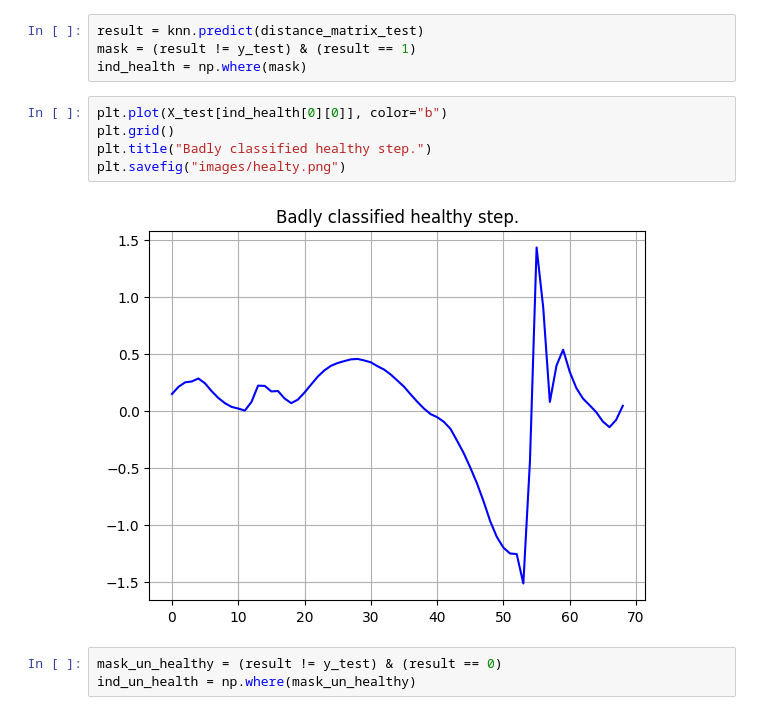
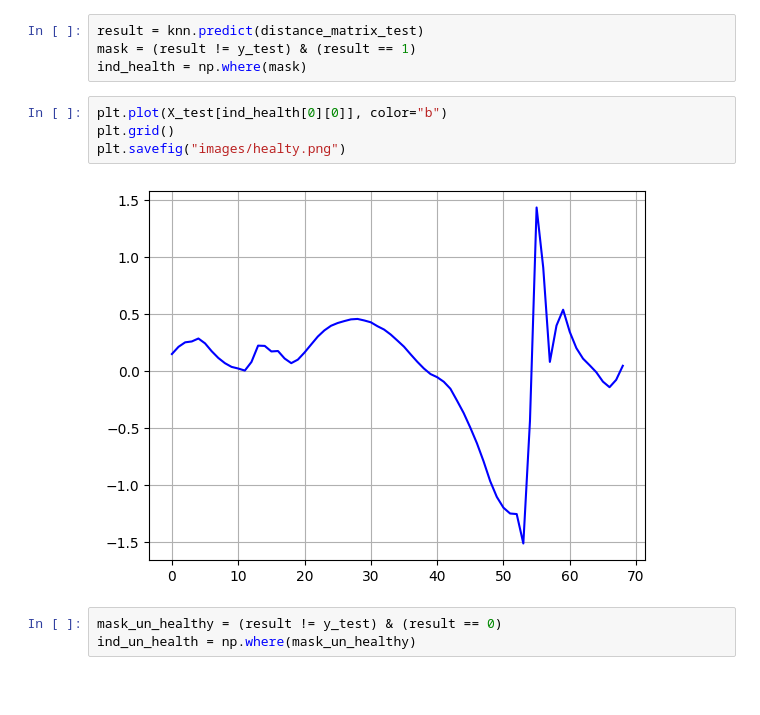
Before and after one commit to hpavy/DM_1_time_series, a Jupyter notebook: Assignment 1 - ML for TS (MVA).ipynb, the cells around one changed output. Drawn from its saved outputs; the diff is of its cells as text; blank space fills up the shorter version.

```diff
--- a/Assignment 1 - ML for TS (MVA).ipynb
+++ b/Assignment 1 - ML for TS (MVA).ipynb
@@ -168,10 +168,9 @@ ind_health = np.where(mask)
 # %%
 plt.plot(X_test[ind_health[0][0]], color="b")
 plt.grid()
-plt.title("Badly classified healthy step.")
 plt.savefig("images/healty.png")
 # %% [output]
-[figure, old version]
+[figure, new version]
 # %%
 mask_un_healthy = (result != y_test) & (result == 0)
 ind_un_health = np.where(mask_un_healthy)
```
Also changed, not shown: parts of 1 cell of this notebook, 3 other files.
